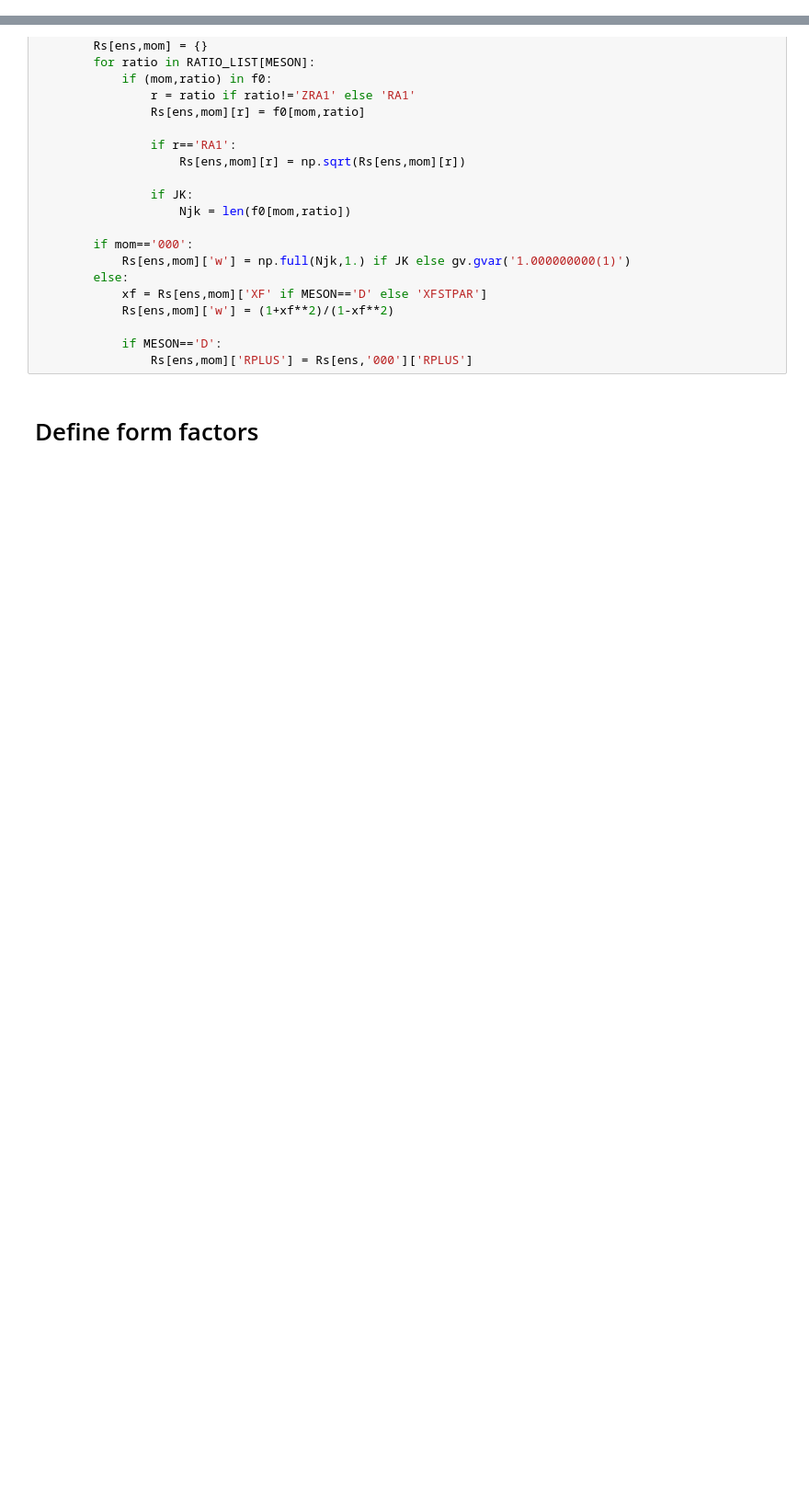
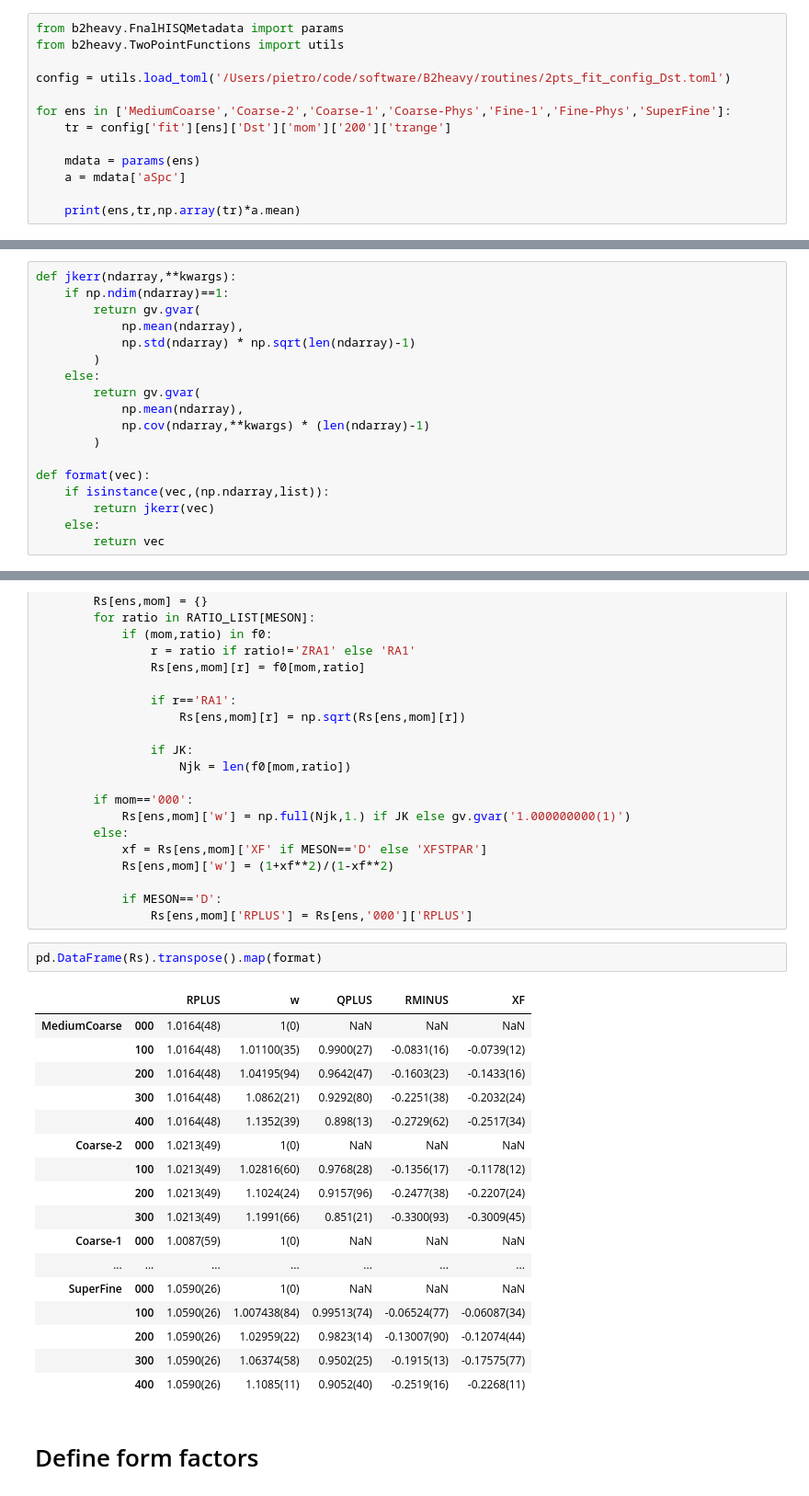
Before and after one commit to pietro-butti/B2heavy, a Jupyter notebook: notebooks/plot_form_factors.ipynb, the cells around one changed output, grey strips where cells are left out. Shown: that part at 92% size. Cells and saved outputs as stored; diff of their text form; blank space fills up the shorter version.

```diff
--- a/notebooks/plot_form_factors.ipynb
+++ b/notebooks/plot_form_factors.ipynb
@@ -9,3 +9,16 @@ import pickle
 # %%
 from b2heavy.ThreePointFunctions.globalfit import RatioSet, show
 from b2heavy.ThreePointFunctions.utils     import dump_fit_object, read_config_fit
+# %%
+from b2heavy.FnalHISQMetadata import params
+from b2heavy.TwoPointFunctions import utils
+
+config = utils.load_toml('/Users/pietro/code/software/B2heavy/routines/2pts_fit_config_Dst.toml')
+
+for ens in ['MediumCoarse','Coarse-2','Coarse-1','Coarse-Phys','Fine-1','Fine-Phys','SuperFine']:
+    tr = config['fit'][ens]['Dst']['mom']['200']['trange']
+
+    mdata = params(ens)
+    a = mdata['aSpc']
+
+    print(ens,tr,np.array(tr)*a.mean)
@@ -12,3 +33,21 @@ from b2heavy.ThreePointFunctions.utils     import dump_fit_object, read_config_f
+# %%
+def jkerr(ndarray,**kwargs):
+    if np.ndim(ndarray)==1:
+        return gv.gvar(
+            np.mean(ndarray),
+            np.std(ndarray) * np.sqrt(len(ndarray)-1)
+        )
+    else:
+        return gv.gvar(
+            np.mean(ndarray),
+            np.cov(ndarray,**kwargs) * (len(ndarray)-1)
+        )
+
+def format(vec):
+    if isinstance(vec,(np.ndarray,list)):
+        return jkerr(vec)
+    else:
+        return vec
 # %%
 readfrom = '/Users/pietro/Desktop/lattice24/0.25/corr2_3'
 # %%
@@ -62,6 +101,26 @@ for ens in ENSEMBLE_LIST[MESON]:
 
             if MESON=='D':
                 Rs[ens,mom]['RPLUS'] = Rs[ens,'000']['RPLUS']
+# %%
+pd.DataFrame(Rs).transpose().map(format)
+# %% [output]
+|  |  | RPLUS | w | QPLUS | RMINUS | XF |
+| MediumCoarse | 000 | 1.0164(48) | 1(0) | NaN | NaN | NaN |
+|  | 100 | 1.0164(48) | 1.01100(35) | 0.9900(27) | -0.0831(16) | -0.0739(12) |
+|  | 200 | 1.0164(48) | 1.04195(94) | 0.9642(47) | -0.1603(23) | -0.1433(16) |
+|  | 300 | 1.0164(48) | 1.0862(21) | 0.9292(80) | -0.2251(38) | -0.2032(24) |
+|  | 400 | 1.0164(48) | 1.1352(39) | 0.898(13) | -0.2729(62) | -0.2517(34) |
+| Coarse-2 | 000 | 1.0213(49) | 1(0) | NaN | NaN | NaN |
+|  | 100 | 1.0213(49) | 1.02816(60) | 0.9768(28) | -0.1356(17) | -0.1178(12) |
+|  | 200 | 1.0213(49) | 1.1024(24) | 0.9157(96) | -0.2477(38) | -0.2207(24) |
+|  | 300 | 1.0213(49) | 1.1991(66) | 0.851(21) | -0.3300(93) | -0.3009(45) |
+| Coarse-1 | 000 | 1.0087(59) | 1(0) | NaN | NaN | NaN |
+| ... | ... | ... | ... | ... | ... | ... |
+| SuperFine | 000 | 1.0590(26) | 1(0) | NaN | NaN | NaN |
+|  | 100 | 1.0590(26) | 1.007438(84) | 0.99513(74) | -0.06524(77) | -0.06087(34) |
+|  | 200 | 1.0590(26) | 1.02959(22) | 0.9823(14) | -0.13007(90) | -0.12074(44) |
+|  | 300 | 1.0590(26) | 1.06374(58) | 0.9502(25) | -0.1915(13) | -0.17575(77) |
+|  | 400 | 1.0590(26) | 1.1085(11) | 0.9052(40) | -0.2519(16) | -0.2268(11) |
 # %% [markdown]
 # Define form factors
 # %%
```
Also changed, not shown: parts of 8 cells of this notebook, 5 other files.
